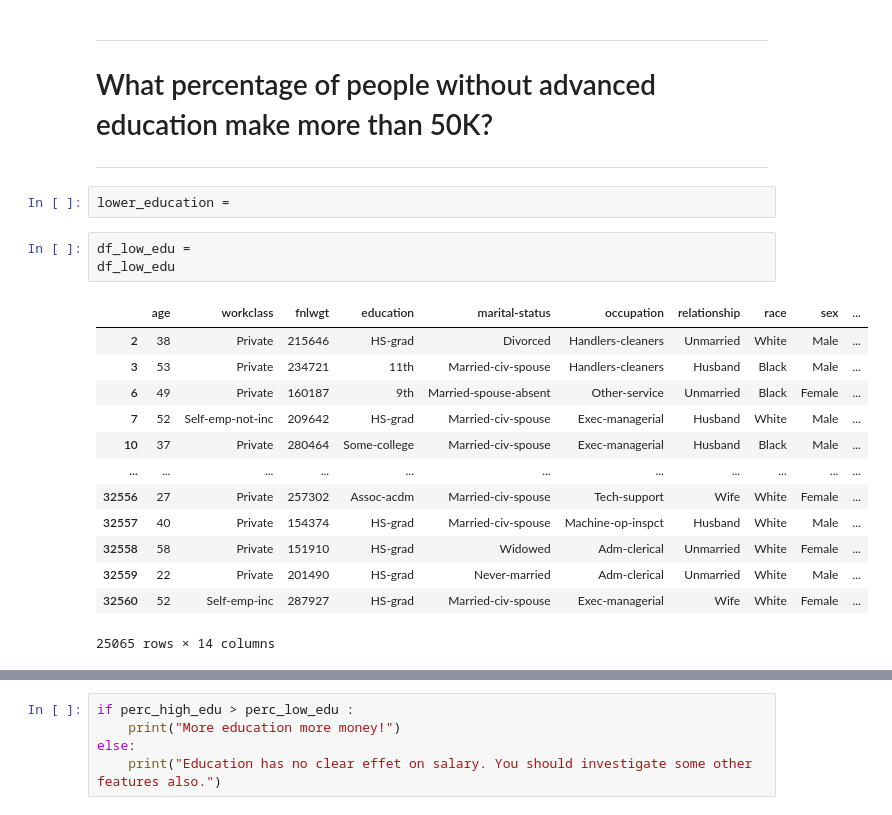
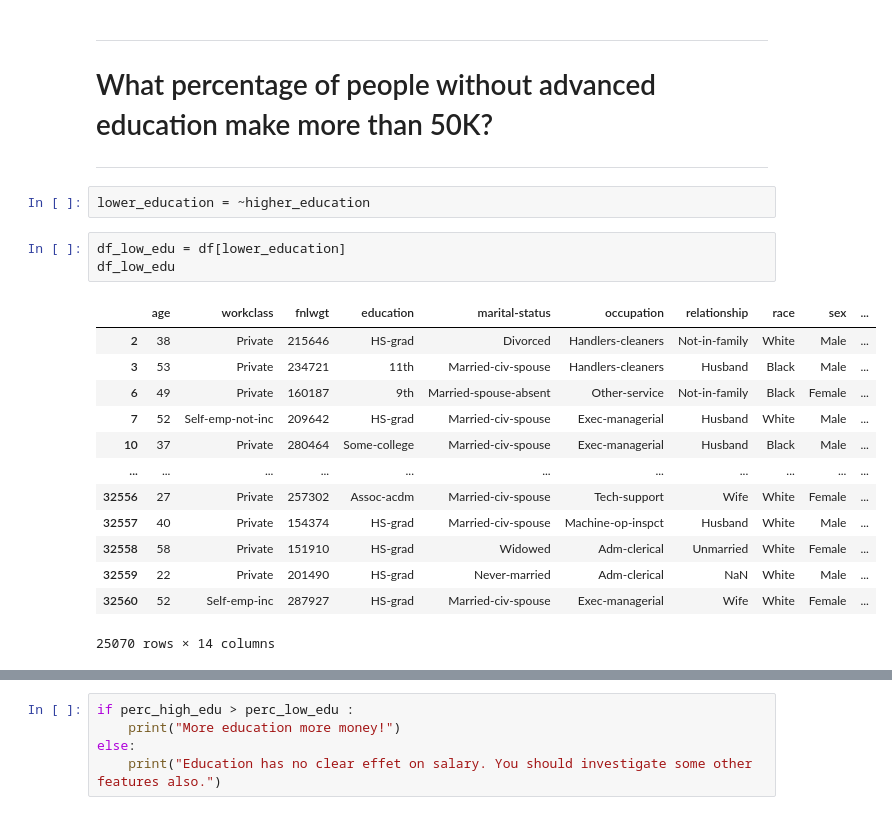
Before and after one commit to Yusuf5001/DA-with-Python, a Jupyter notebook: EDA Project/DAwPy-EDA Project- (Analyze US Citizens)-Student_empty-Copy1.ipynb, the cells around one changed output, grey strips where cells are left out. Cells and saved outputs as stored; diff of their text form.

```diff
--- a/EDA Project/DAwPy-EDA Project- (Analyze US Citizens)-Student_empty-Copy1.ipynb
+++ b/EDA Project/DAwPy-EDA Project- (Analyze US Citizens)-Student_empty-Copy1.ipynb
@@ -1004,21 +532,21 @@ Percentage of people with advanced education make more than 50K : 10.7
 # What percentage of people without advanced education make more than 50K?
 ---
 # %%
-lower_education =
+lower_education = ~higher_education
 # %%
-df_low_edu =
+df_low_edu = df[lower_education]
 df_low_edu
 # %% [output]
 |  | age | workclass | fnlwgt | education | marital-status | occupation | relationship | race | sex | ... |
-| 2 | 38 | Private | 215646 | HS-grad | Divorced | Handlers-cleaners | Unmarried | White | Male | ... |
+| 2 | 38 | Private | 215646 | HS-grad | Divorced | Handlers-cleaners | Not-in-family | White | Male | ... |
 | 3 | 53 | Private | 234721 | 11th | Married-civ-spouse | Handlers-cleaners | Husband | Black | Male | ... |
-| 6 | 49 | Private | 160187 | 9th | Married-spouse-absent | Other-service | Unmarried | Black | Female | ... |
+| 6 | 49 | Private | 160187 | 9th | Married-spouse-absent | Other-service | Not-in-family | Black | Female | ... |
 | 7 | 52 | Self-emp-not-inc | 209642 | HS-grad | Married-civ-spouse | Exec-managerial | Husband | White | Male | ... |
 | 10 | 37 | Private | 280464 | Some-college | Married-civ-spouse | Exec-managerial | Husband | Black | Male | ... |
 | ... | ... | ... | ... | ... | ... | ... | ... | ... | ... | ... |
 | 32556 | 27 | Private | 257302 | Assoc-acdm | Married-civ-spouse | Tech-support | Wife | White | Female | ... |
 | 32557 | 40 | Private | 154374 | HS-grad | Married-civ-spouse | Machine-op-inspct | Husband | White | Male | ... |
 | 32558 | 58 | Private | 151910 | HS-grad | Widowed | Adm-clerical | Unmarried | White | Female | ... |
-| 32559 | 22 | Private | 201490 | HS-grad | Never-married | Adm-clerical | Unmarried | White | Male | ... |
+| 32559 | 22 | Private | 201490 | HS-grad | Never-married | Adm-clerical | NaN | White | Male | ... |
 | 32560 | 52 | Self-emp-inc | 287927 | HS-grad | Married-civ-spouse | Exec-managerial | Wife | White | Female | ... |
-25065 rows × 14 columns
+25070 rows × 14 columns
```
Also changed, not shown: parts of 103 cells of this notebook.
